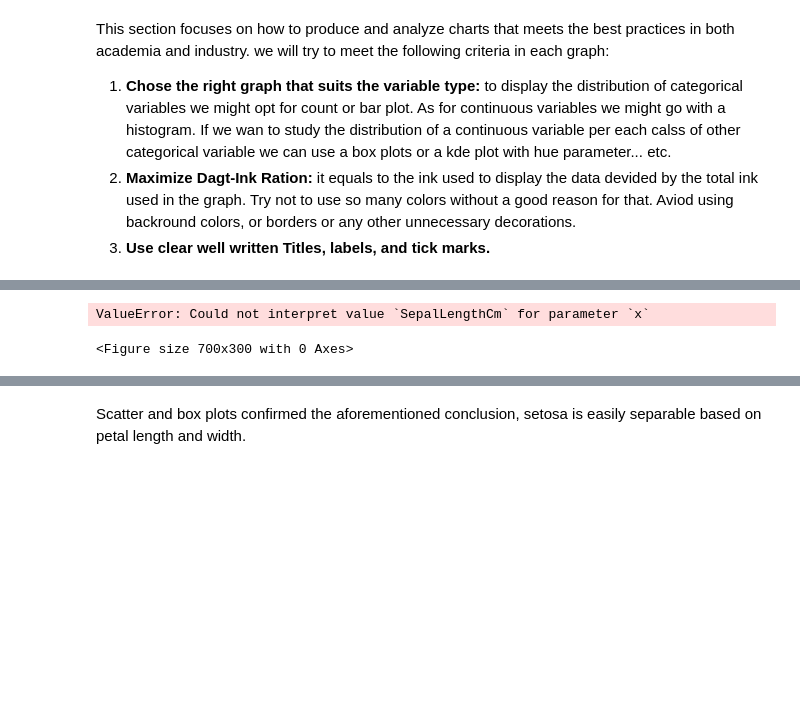
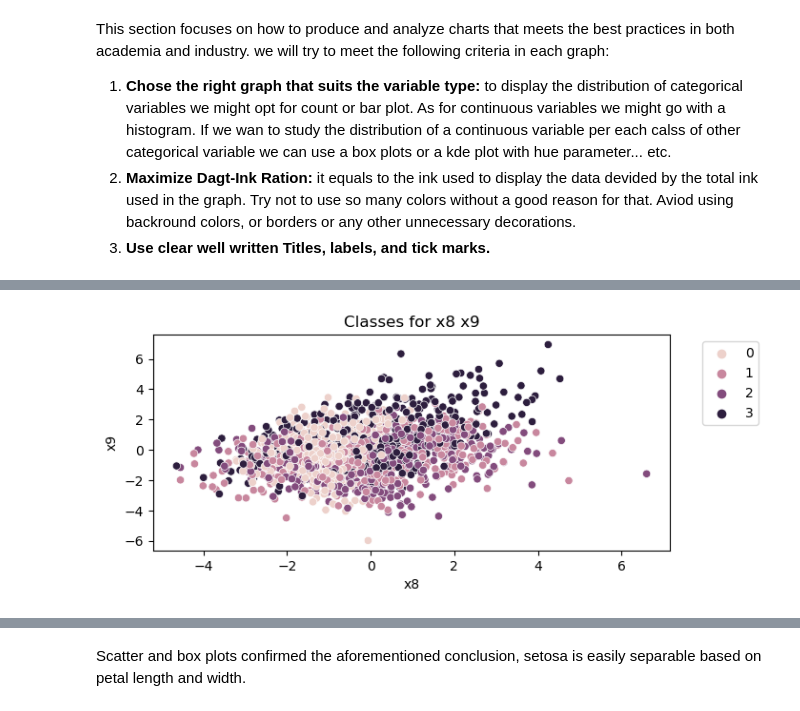
Before and after one commit to lunleo/ml2021, a Jupyter notebook: Practice1/Kaggle.ipynb, the cells around one changed output, grey strips where cells are left out. Saved outputs shown, nothing was run; the diff lists cells and outputs as text; code cells hidden in the pictures; blank space fills up the shorter version.

```diff
--- a/Practice1/Kaggle.ipynb
+++ b/Practice1/Kaggle.ipynb
@@ -152,14 +156,13 @@ plt.show()
 # %%
 # Scatter plot od sepal length vs petal width
 plt.figure(figsize = (7, 3), dpi = 100)
-sns.scatterplot(data = df, x = 'SepalLengthCm', y = 'SepalWidthCm', hue = "Species")
-plt.title("Species clusters based on Sepal length and width")
-plt.xlabel("Sepal Length Cm")
-plt.ylabel("Sepal Width Cm")
+sns.scatterplot(data = df, x = 'x8', y = 'x9', hue = "classes")
+plt.title("Classes for x8 x9")
+plt.xlabel("x8")
+plt.ylabel("x9")
 plt.legend(bbox_to_anchor=(1.05, 1), loc='upper left')
 plt.show()
 # %% [output]
-ValueError: Could not interpret value `SepalLengthCm` for parameter `x`
-<Figure size 700x300 with 0 Axes>
+[figure, added]
 # %%
 #box plots
```
Also changed, not shown: parts of 5 cells of this notebook.
